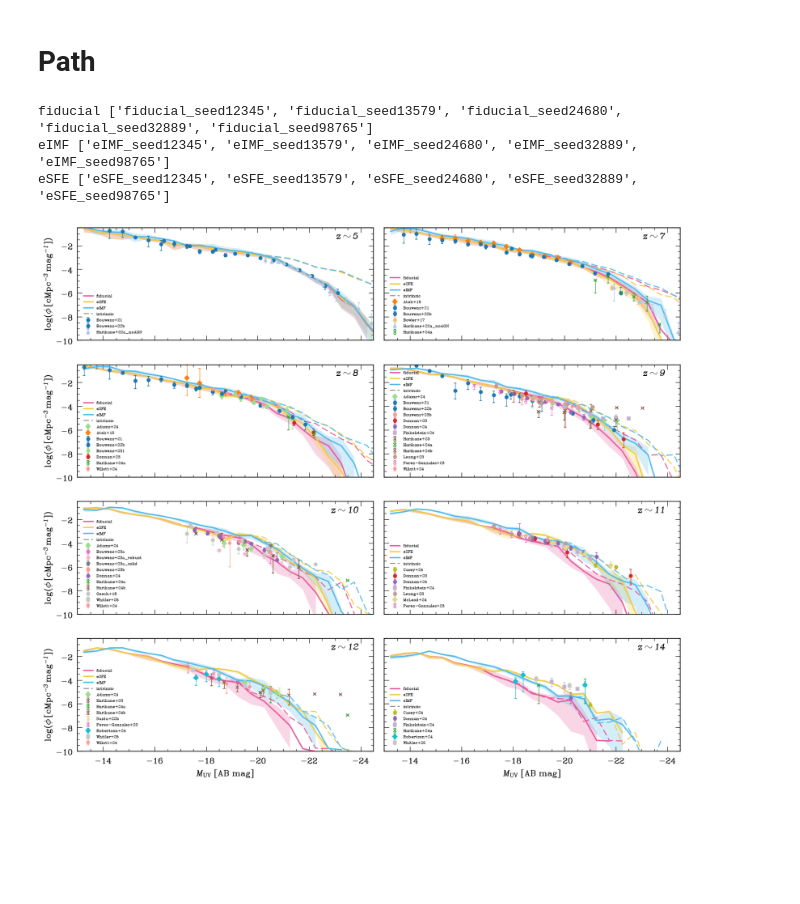
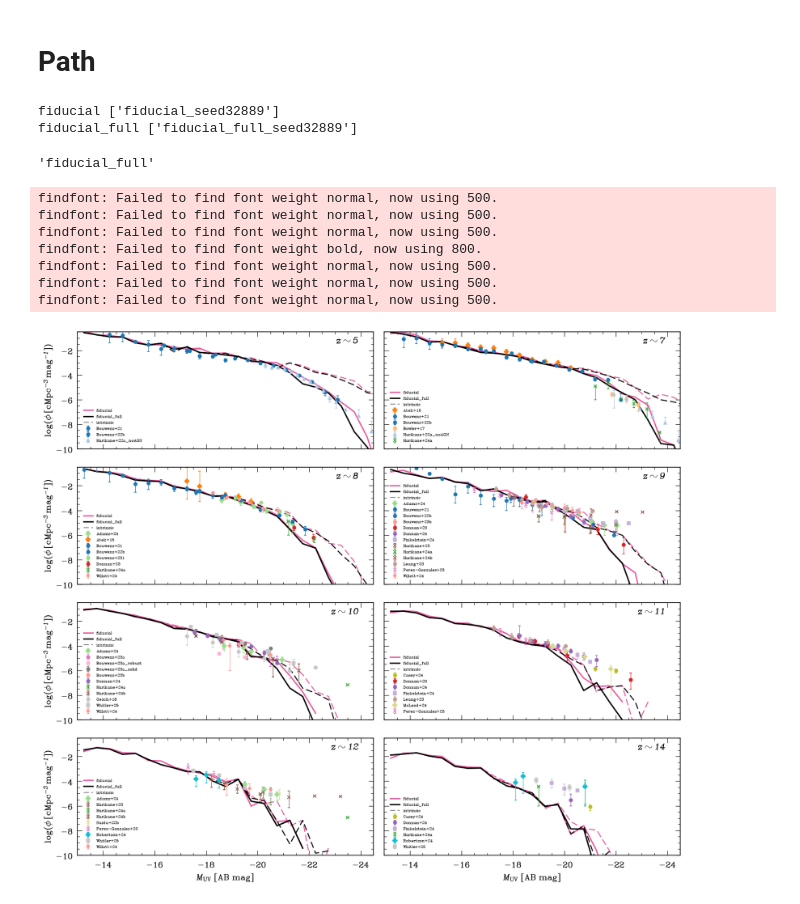
Before and after one commit to 10ay/delphi_notebooks, a Jupyter notebook: uv_luminosity_function.ipynb, the cells around one changed output. Cells and saved outputs as stored; diff of their text form; code cells hidden in the pictures; blank space fills up the shorter version.

```diff
--- a/uv_luminosity_function.ipynb
+++ b/uv_luminosity_function.ipynb
@@ -16,13 +18,13 @@ root = Path("../").resolve()
 tree_dir = Path("/Users/dexbhadra/Documents/delphi/input_z4p5Tree_files/binary_tree_n_progenitors_mh8to14_2_not_mine")
 results = root / "Results_600"
 zgrid = Path("/Users/dexbhadra/Documents/delphi/input_z4p5Tree_files/redshift_grid_mh8to14.bin")
-models = {"fiducial", "eSFE", "eIMF"}
+models = {"fiducial", "fiducial_full"}
+uv_channel = {"fiducial": 2, "fiducial_g19pop": 3, "fiducial_strip": 12, "fiducial_full": 12}   # which lum_ is 1500 A in each run
 for model in models:
-    print(model, sorted(p.name for p in results.glob(f"{model}_seed*")))
+    print(model, sorted(p.name for p in results.glob(f"{model}_seed32889")))
 # %% [output]
-fiducial ['fiducial_seed12345', 'fiducial_seed13579', 'fiducial_seed24680', 'fiducial_seed32889', 'fiducial_seed98765']
-eIMF ['eIMF_seed12345', 'eIMF_seed13579', 'eIMF_seed24680', 'eIMF_seed32889', 'eIMF_seed98765']
-eSFE ['eSFE_seed12345', 'eSFE_seed13579', 'eSFE_seed24680', 'eSFE_seed32889', 'eSFE_seed98765']
+fiducial ['fiducial_seed32889']
+fiducial_full ['fiducial_full_seed32889']
 # %%
 # same cosmology as module_constants.f90
 Om, Ob, Ode, h = 0.30966, 0.04897, 0.68885, 0.6766
@@ -59,21 +61,20 @@ def single_input_tree(p):
         _ = f.read_ints(np.int32)
     return redshift_index_of_halos, mass_halos
 
-def read_lum_dust(p):
+def read_lum_dust(p, uv_channel):
+    # every record of the output file; the luminosities are between the first 2 records (sfr, mstar)
+    # and the last 9 (gas_pre, gas, dust, init_metallicity, ...), however many channels the table has
+    records = []
     with FortranFile(p, "r") as f:
-        _sfr = f.read_record(np.float64)
-        _mstar = f.read_record(np.float64)
-        lum_0 = f.read_record(np.float64)
-        lum_1 = f.read_record(np.float64)
-        lum_2 = f.read_record(np.float64)
-        lum_3 = f.read_record(np.float64)
-        lum_4 = f.read_record(np.float64)
-        lum_5 = f.read_record(np.float64)
-        lum_6 = f.read_record(np.float64)
-        _gas_pre = f.read_record(np.float64)
-        _gas = f.read_record(np.float64)
-        dust = f.read_record(np.float64)
-    return _sfr, lum_2, dust   # lum_2 is 1500 A (lum_1 is 1300 A)
+        while True:
+            try:
+                records.append(f.read_record(np.float64))
+            except Exception:
+                break
+    _sfr = records[0]
+    lum = records[2:-9]
+    dust = records[-7]
+    return _sfr, lum[uv_channel], dust
 
 def Muv_from_Llambda(L_l):
     # AB magnitude (Oke & Gunn 1983): m_AB = -2.5 log10(f_nu / 3631 Jy), with 1 Jy = 1e-23 erg/s/cm^2/Hz.
@@ -97,14 +98,14 @@ def transmit(tau):
     f[tau > 1e-6] = -np.expm1(-tau[tau > 1e-6]) / tau[tau > 1e-6]
     return f
 # %%
-def uv_lf_single_run(results):
+def uv_lf_single_run(results, model):
     hist_int = {z_i: np.zeros(len(bins_magnitude) - 1) for z_i in z_use}
     hist_obs = {z_i: np.zeros(len(bins_magnitude) - 1) for z_i in z_use}
     for outp in sorted(results.glob("merger_tree_out_*")):
         tree_id = int(outp.name.split("_")[-1])
         inp = tree_dir / f"merger_tree_{tree_id:05d}"
         redshift_index_of_halos, mass_halos = single_input_tree(inp)
-        _sfr, lum_uv, dust = read_lum_dust(outp)
+        _sfr, lum_uv, dust = read_lum_dust(outp, uv_channel[model])
         w = np.interp(np.log10(mass_halos[0]), logM_st, phi_st) * dlogM_tree
         for z_t, z_i in z_use.items():          # z_use: panel redshift -> snapshot index
             sel = redshift_index_of_halos == z_i
@@ -122,6 +123,10 @@ z_use = {zt: int(np.argmax(redshifts >= zt)) + 1 if zt <= 12 else int(np.argmin(
 bins_magnitude = np.arange(-25.0, -12.5, 0.5)
 dM = np.diff(bins_magnitude)
 centers = 0.5 * (bins_magnitude[:-1] + bins_magnitude[1:])
+# %%
+model
+# %% [output]
+'fiducial_full'
 # %%
 luminosity_function = {}
 for model in models:
@@ -185,30 +190,37 @@ def plot_one_survey(ax, table, source_name):
     ax.errorbar(M, logphi, yerr=[err_lo, err_hi], fmt=marker, color=color, label=source_name, ms=5, lw=0.8)
 # %%
 fig, axes = plt.subplots(4, 2, figsize=(14, 12), sharex=True, sharey=True)
-model_color = {"fiducial": "#E85D9E", "eSFE": "#F2CC45", "eIMF": "#55BCEB"}
+model_color = {"fiducial": "#E85D9E", "eSFE": "#F2CC45", "eIMF": "#55BCEB", "fiducial_strip": "#800080", "fiducial_g19pop": "#000000", "fiducial_full": "#000000"}
 for ax, current_z in zip(axes.ravel(), z_use):
     for model, color in model_color.items():
         if model not in luminosity_function:
             continue
         p = luminosity_function[model][current_z]
         ax.plot(centers, np.log10(p["int_mean"]/dM), "--", color=color, lw=1.5)
         ax.plot(centers, np.log10(p["obs_mean"]/dM), "-", color=color, lw=2, label=model)
         ax.fill_between(centers, np.log10(p["obs_min"]/dM), np.log10(p["obs_max"]/dM), color=color, alpha=0.25, lw=0)
     ax.plot([], [], "--", color="0.5", label="intrinsic")
     at_this_z = obs[np.isclose(obs["z"], current_z)]
     for source_name, source_rows in at_this_z.groupby("Source"):
         plot_one_survey(ax, source_rows, source_name)
     ax.set_xlim(-13, -24.5)
     ax.set_ylim(-10, -0.5)
     ax.text(0.95, 0.9, rf"$z \sim {current_z}$", transform=ax.transAxes, ha="right", fontsize=16)
     ax.legend(frameon=False, fontsize=7, loc=3)
 
 for ax in axes[-1, :]:
     ax.set_xlabel(r"$M_{\rm UV}$ [AB mag]")
 for ax in axes[:, 0]:
     ax.set_ylabel(r"$\log(\phi\,[{\rm cMpc}^{-3}\,{\rm mag}^{-1}])$")
 fig.tight_layout()
 fig.savefig("uvlf.png", dpi=200)
 plt.show()
 # %% [output]
+findfont: Failed to find font weight normal, now using 500.
+findfont: Failed to find font weight normal, now using 500.
+findfont: Failed to find font weight normal, now using 500.
+findfont: Failed to find font weight bold, now using 800.
+findfont: Failed to find font weight normal, now using 500.
+findfont: Failed to find font weight normal, now using 500.
+findfont: Failed to find font weight normal, now using 500.
-[figure, old version]
+[figure, new version]
```
Also changed, not shown: parts of 2 cells of this notebook, 6 other files.
